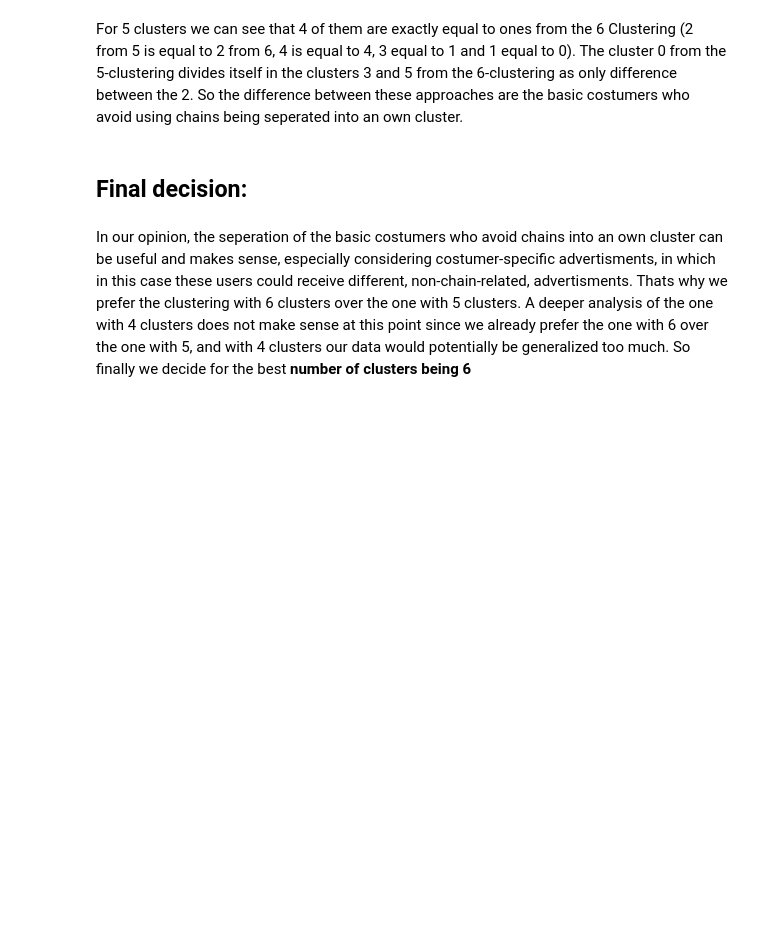
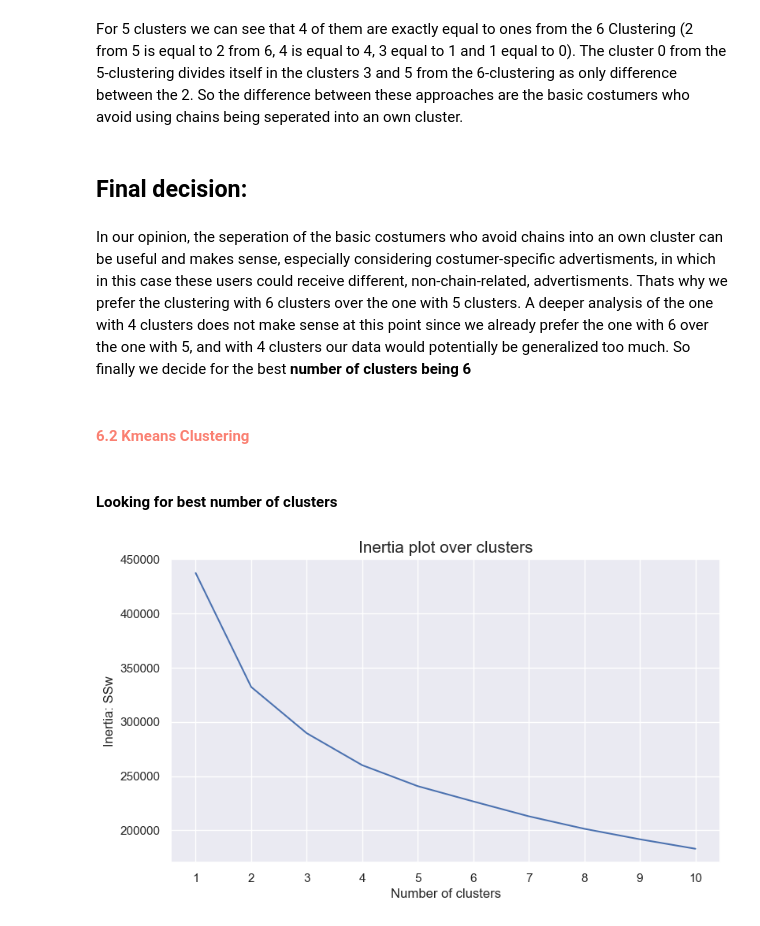
Before and after one commit to Gomsofi06/Data_Mining_NOVAIMS, a Jupyter notebook: src/Clustering.ipynb, the cells around one changed output. Cells and saved outputs as stored; diff of their text form; code cells hidden in the pictures; blank space fills up the shorter version.

Commit message:
adding kmeans clustering

```diff
--- a/src/Clustering.ipynb
+++ b/src/Clustering.ipynb
@@ -351,3 +335,27 @@ advertisments. Thats why we prefer the clustering with 6 clusters over the one w
 not make sense at this point since we already prefer the one with 6 over the one with 5, and with 4 clusters our data would potentially be
 generalized too much.
 So finally we decide for the best **number of clusters being 6**
+# %% [markdown]
+#### <span style="color:salmon"> 6.2 Kmeans Clustering </span>
+# %% [markdown]
+#### Looking for best number of clusters
+# %%
+range_clusters = range(1, 11)
+# %%
+inertia = []
+for n_clus in range_clusters:
+    kmclust = KMeans(n_clusters=n_clus, init='k-means++', n_init=15, random_state=1)
+    kmclust.fit(df[metric_features])
+    inertia.append(kmclust.inertia_)
+# %%
+fig, ax = plt.subplots(figsize=(9,5))
+
+ax.plot(range_clusters, inertia)
+ax.set_xticks(range_clusters)
+ax.set_ylabel("Inertia: SSw")
+ax.set_xlabel("Number of clusters")
+ax.set_title("Inertia plot over clusters", size=15)
+
+plt.show()
+# %% [output]
+[figure, added]
```
Also changed, not shown: parts of 17 cells of this notebook.
